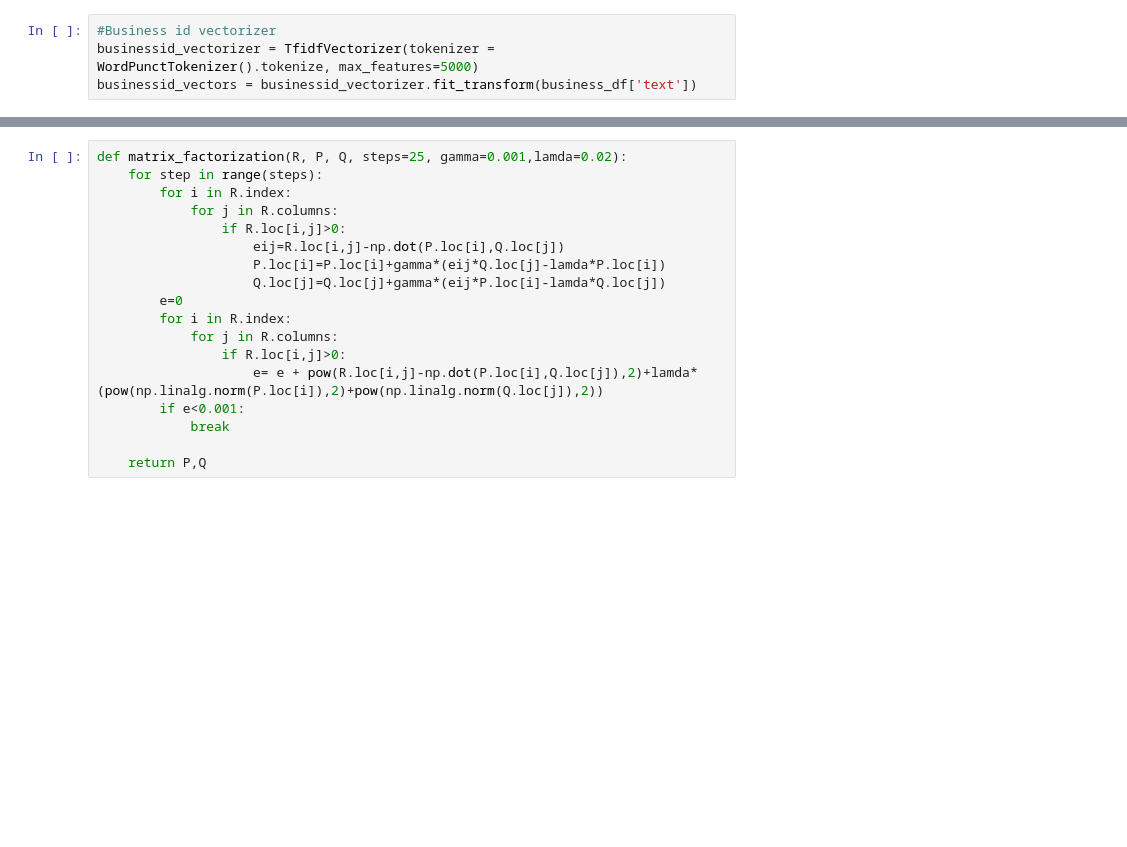
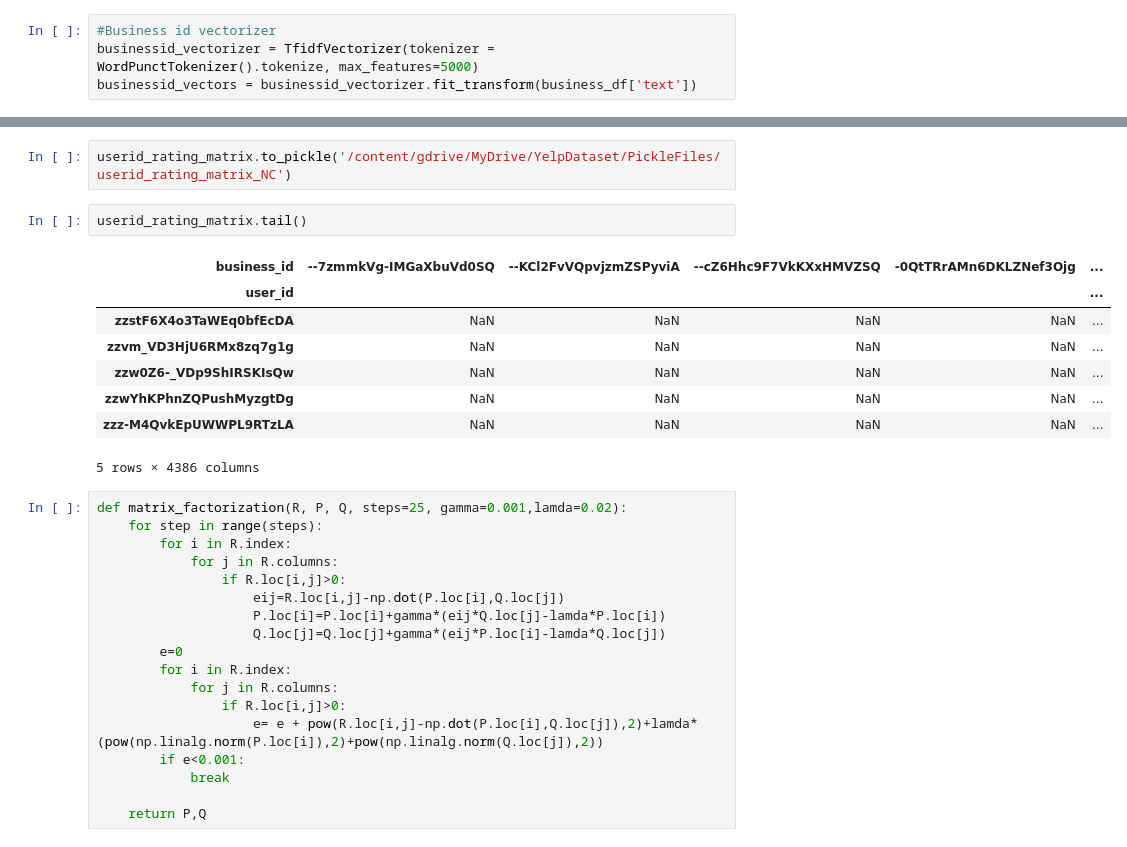
Before and after one commit to akshaypt7/RestroRecommender-1, a Jupyter notebook: NLTKmodel.ipynb, the cells around one changed output, grey strips where cells are left out. Saved outputs shown, nothing was run; the diff lists cells and outputs as text; blank space fills up the shorter version.

```diff
--- a/NLTKmodel.ipynb
+++ b/NLTKmodel.ipynb
@@ -210,3 +264,16 @@ ValueError: ignored
+# %%
+userid_rating_matrix.to_pickle('/content/gdrive/MyDrive/YelpDataset/PickleFiles/userid_rating_matrix_NC')
+# %%
+userid_rating_matrix.tail()
+# %% [output]
+| business_id | --7zmmkVg-IMGaXbuVd0SQ | --KCl2FvVQpvjzmZSPyviA | --cZ6Hhc9F7VkKXxHMVZSQ | -0QtTRrAMn6DKLZNef3Ojg | ... |
+| user_id |  |  |  |  | ... |
+| zzstF6X4o3TaWEq0bfEcDA | NaN | NaN | NaN | NaN | ... |
+| zzvm_VD3HjU6RMx8zq7g1g | NaN | NaN | NaN | NaN | ... |
+| zzw0Z6-_VDp9ShIRSKIsQw | NaN | NaN | NaN | NaN | ... |
+| zzwYhKPhnZQPushMyzgtDg | NaN | NaN | NaN | NaN | ... |
+| zzz-M4QvkEpUWWPL9RTzLA | NaN | NaN | NaN | NaN | ... |
+5 rows × 4386 columns
 # %%
 def matrix_factorization(R, P, Q, steps=25, gamma=0.001,lamda=0.02):
     for step in range(steps):
```
Also changed, not shown: parts of 22 cells of this notebook.
